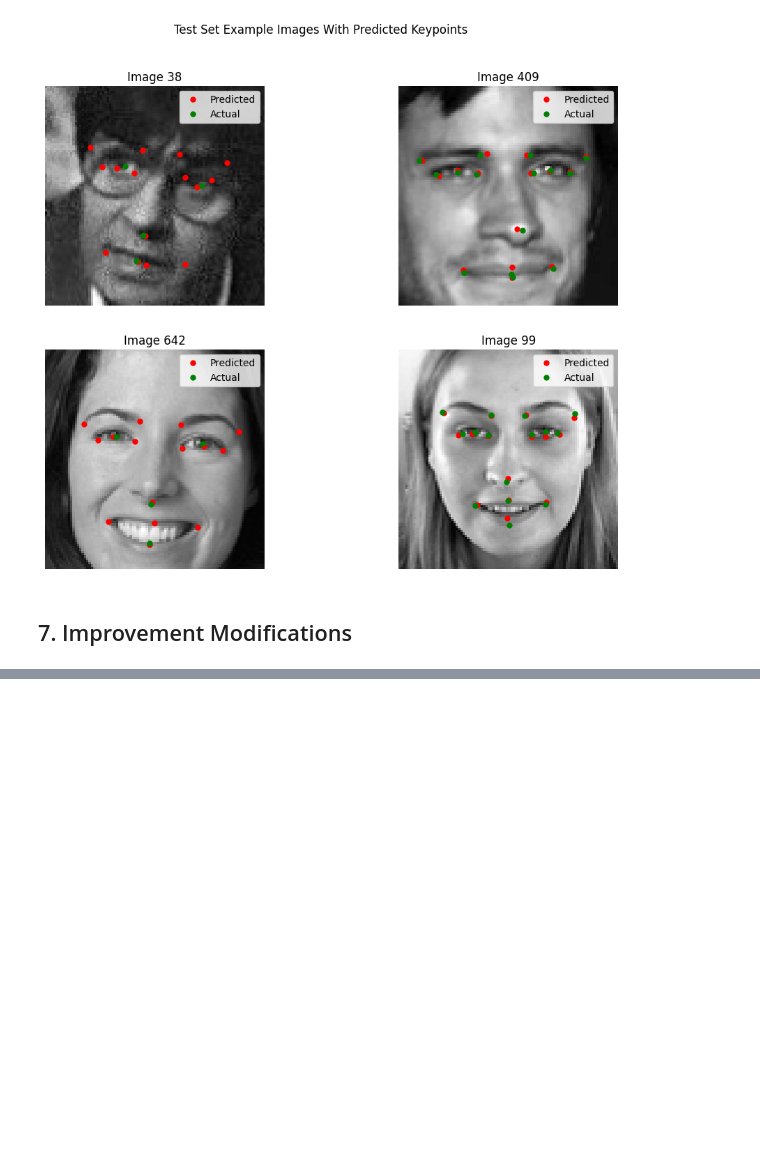
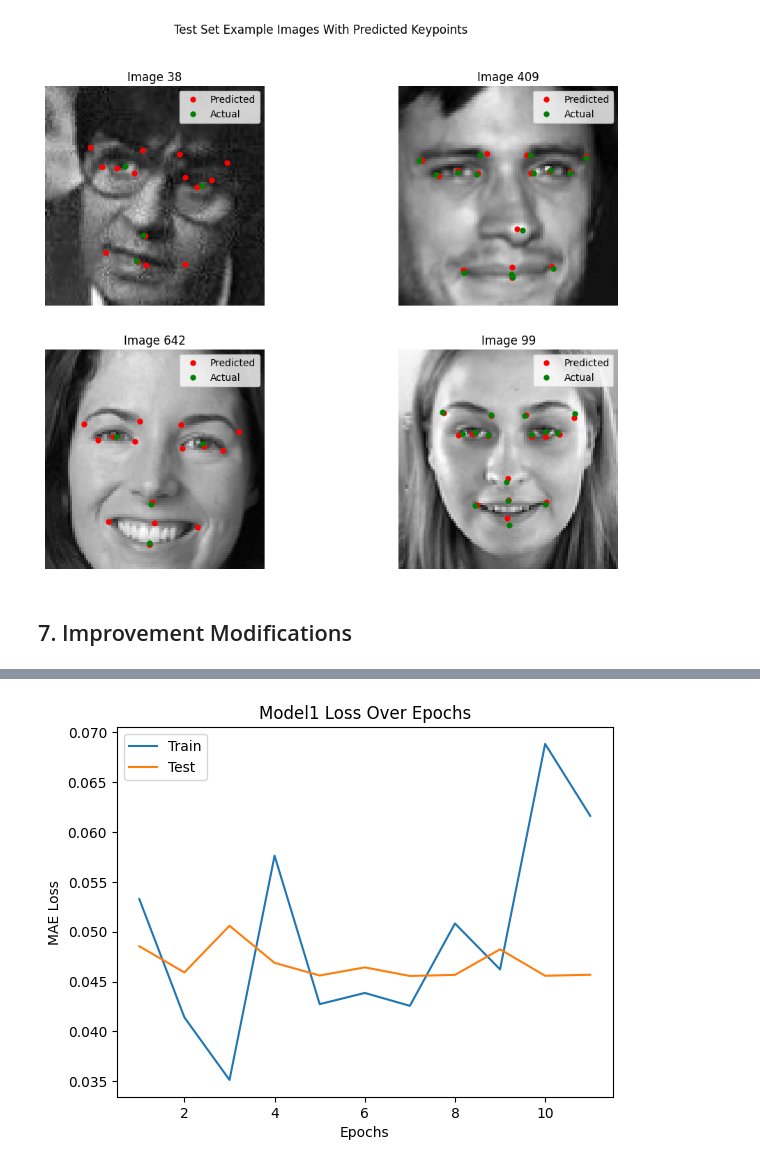
Before and after one commit to Logan-Schmid/CSC-487---Deep-Learning, a Jupyter notebook: Lecture/HW2 - Facial Keypoints.ipynb, the cells around one changed output, grey strips where cells are left out. Drawn from its saved outputs; the diff is of its cells as text; code cells hidden in the pictures; blank space fills up the shorter version.

Commit message:
improvements to model architecture attempted, but original model seemed to still perform best

```diff
--- a/Lecture/HW2 - Facial Keypoints.ipynb
+++ b/Lecture/HW2 - Facial Keypoints.ipynb
@@ -250,0 +280,34 @@ plt.show()
+# %%
+loss_fn = masked_mae_loss
+opt1 = torch.optim.Adam(model1.parameters(), lr=1e-3, weight_decay=1e-4)
+
+train_loss1 = []
+test_loss1 = []
+epochs = 50
+for epoch in range(epochs):
+    # training phase
+    model1.train()
+    for X_batch, y_batch in train_loader:
+        X_batch, y_batch = X_batch.to(device), y_batch.to(device)
+        opt1.zero_grad() # zero out the gradients
+        z_batch = model1(X_batch) # compute z values
+        loss = loss_fn(z_batch,y_batch) # compute loss
+        loss.backward() # compute gradients
+        opt1.step() # apply gradients
+    train_loss1.append(loss.item())
+
+    # eval phase
+    model1.eval()
+    epoch_test_loss = 0
+    with torch.no_grad(): # Disable gradient calculation
+        for t_X_batch, t_y_batch in test_loader:
+            t_X_batch, t_y_batch = t_X_batch.to(device), t_y_batch.to(device)
+            t_z_batch = model1(t_X_batch)
+            t_loss = loss_fn(t_z_batch, t_y_batch)
+            epoch_test_loss += t_loss.item()
+
+    # 4. Average and save the test loss
+    avg_test_loss = epoch_test_loss / len(test_loader)
+    test_loss1.append(avg_test_loss)
+
+    print(f'epoch {epoch}: train_loss {loss.item():.4f} | test_loss {avg_test_loss:.4f}')
@@ -250,0 +327,12 @@ plt.show()
+# %%
+epochs_range = np.arange(1,12)
+plt.figure()
+plt.plot(epochs_range, train_loss1, label='Train')
+plt.plot(epochs_range, test_loss1, label='Test')
+plt.title('Model1 Loss Over Epochs')
+plt.xlabel('Epochs')
+plt.ylabel('MAE Loss')
+plt.legend()
+plt.show()
+# %% [output]
+[figure, added]
```
Also changed, not shown: parts of 7 cells of this notebook.
